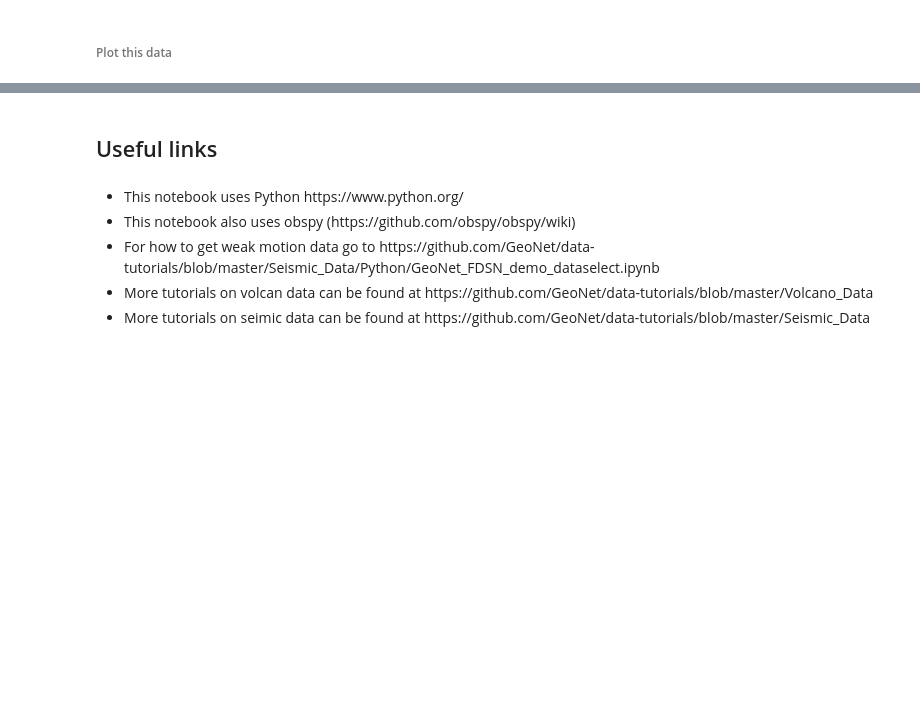
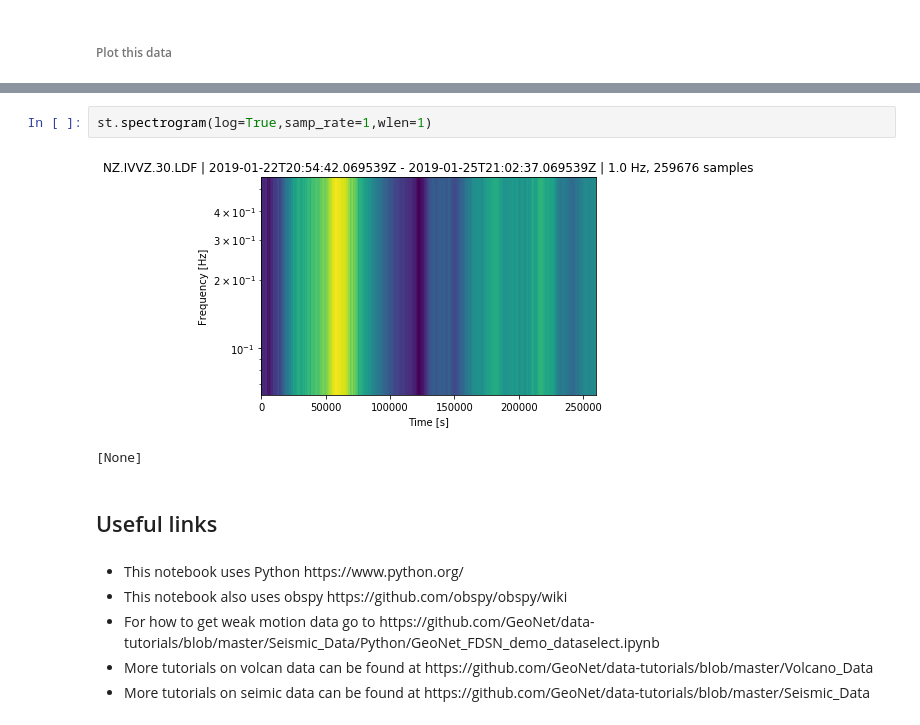
Before and after one commit to JenLowe/data_tutorials, a Jupyter notebook: Volcano_Data/Python/GeoNet's_Acoustic_Data.ipynb, the cells around one changed output, grey strips where cells are left out. Saved outputs shown, nothing was run; the diff lists cells and outputs as text; blank space fills up the shorter version.

```diff
--- a/Volcano_Data/Python/GeoNet's_Acoustic_Data.ipynb
+++ b/Volcano_Data/Python/GeoNet's_Acoustic_Data.ipynb
@@ -294,9 +313,14 @@ st.plot()
+# %%
+st.spectrogram(log=True,samp_rate=1,wlen=1)
+# %% [output]
+[figure, added]
+[None]
 # %% [markdown]
 ## Useful links
 # %% [markdown]
 <ul>
     <li>This notebook uses Python https://www.python.org/
-    <li>This notebook also uses obspy (https://github.com/obspy/obspy/wiki)
+    <li>This notebook also uses obspy https://github.com/obspy/obspy/wiki
     <li>For how to get weak motion data go to https://github.com/GeoNet/data-tutorials/blob/master/Seismic_Data/Python/GeoNet_FDSN_demo_dataselect.ipynb
     <li>More tutorials on volcan data can be found at https://github.com/GeoNet/data-tutorials/blob/master/Volcano_Data
     <li>More tutorials on seimic data can be found at https://github.com/GeoNet/data-tutorials/blob/master/Seismic_Data
```
Also changed, not shown: parts of 16 cells of this notebook, 1 other file.
